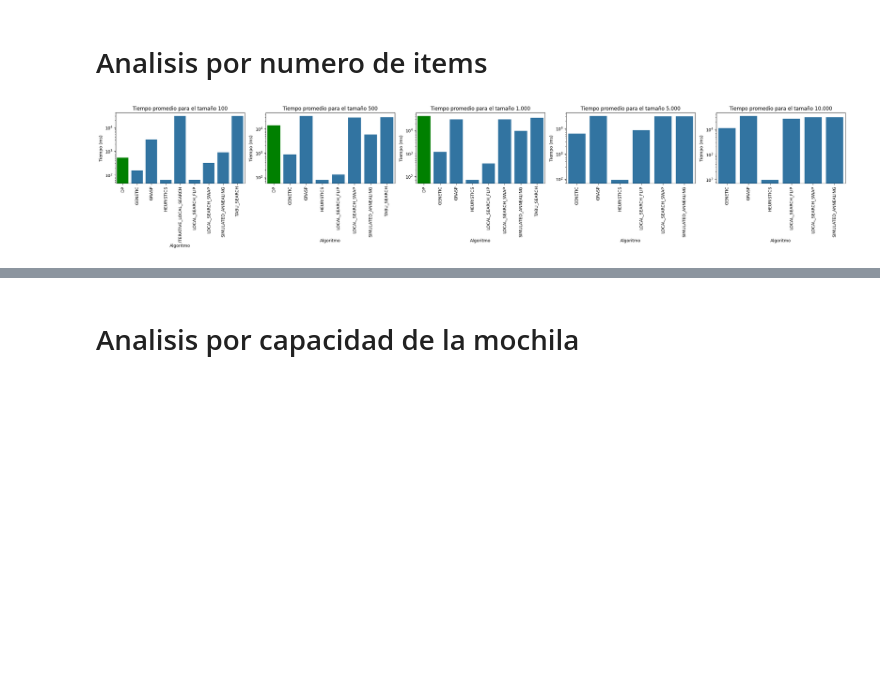
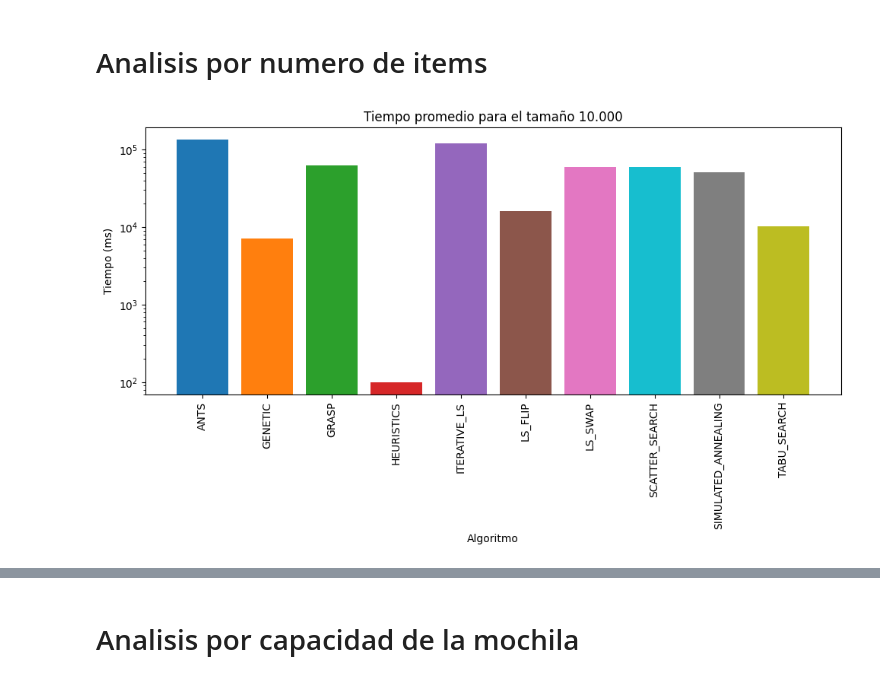
Before and after one commit to adelinarf/proyecto-dise-o2, a Jupyter notebook: analisis.ipynb, the cells around one changed output, grey strips where cells are left out. Saved outputs shown, nothing was run; the diff lists cells and outputs as text; code cells hidden in the pictures; blank space fills up the shorter version.

Commit message:
Merge branch 'scatter-search'

```diff
--- a/analisis.ipynb
+++ b/analisis.ipynb
@@ -73,0 +54,9 @@ df[df['Obtained'] == -1]
+# %%
+raw = pd.read_csv('src/test/resources/output.csv', sep=', ')
+# %%
+df = raw.copy()
+df['Algorithm'] = df['Algorithm'].str.replace('KNAPSACK_', '')
+df['Algorithm'] = df['Algorithm'].str.replace('LOCAL_SEARCH_', 'LS_')
+df['Algorithm'] = df['Algorithm'].str.replace('_LOCAL_SEARCH', '_LS')
+df.head()
+# df[df['Algorithm'] == 'ITERATIVE_LS'].sort_values(['Size', 'Capacity'])
@@ -77,12 +94,15 @@ df = df[df['Obtained'] != -1]
 df['Accuracy (%)'] = df['Obtained'] / df['Expected'] * 100
 # %%
 df['Algorithm'] = df['Algorithm'].str.replace('KNAPSACK_', '')
+df['Algorithm'] = df['Algorithm'].str.replace('LOCAL_SEARCH_', 'LS_')
+df['Algorithm'] = df['Algorithm'].str.replace('_LOCAL_SEARCH', '_LS')
 # %% [markdown]
 # Analisis por numero de items
 # %%
 sizes = np.sort(df['Size'].unique())
+size = sizes[0]
 # %%
-plot_algorithms(df, sizes, 'Size', 'Time (ms)', 'Tiempo promedio para el tamaño', 'Tiempo (ms)', logarithmic=True)
+plot_algorithms(df, size, 'Size', 'Time (ms)', 'Tiempo promedio para el tamaño', 'Tiempo (ms)', logarithmic=True)
 # %% [output]
-[figure, old version]
+[figure, new version]
 # %%
```
Also changed, not shown: parts of 21 cells of this notebook, 5 other files.
